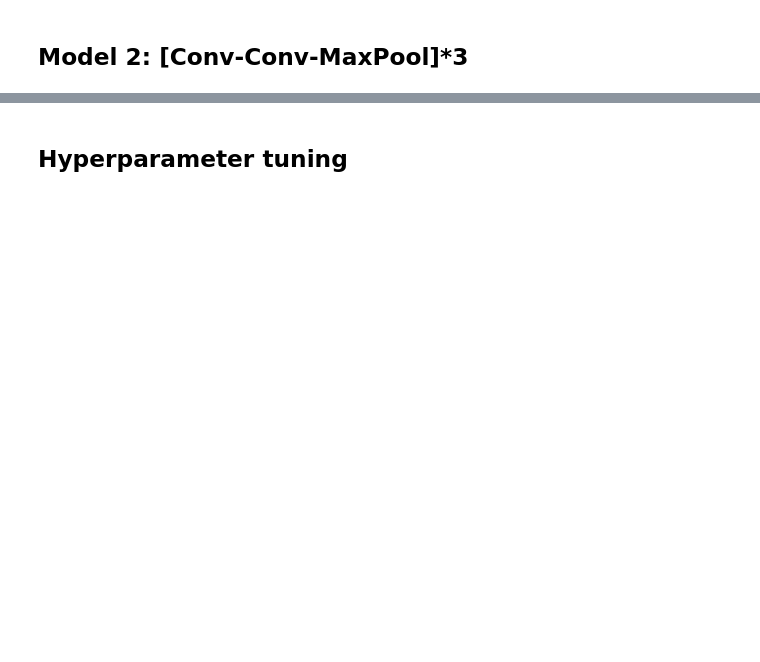
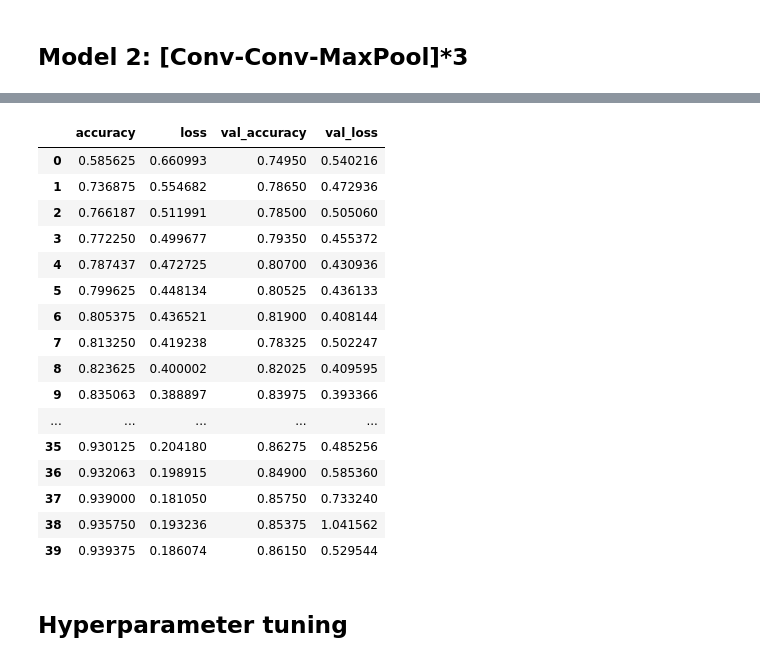
Before and after one commit to FleaBusyBeeBergs/dtsa5511-cnn-cancer-detection, a Jupyter notebook: cnn-cancer-detection.ipynb, the cells around one changed output, grey strips where cells are left out. Saved outputs shown, nothing was run; the diff lists cells and outputs as text; code cells hidden in the pictures; blank space fills up the shorter version.

```diff
--- a/cnn-cancer-detection.ipynb
+++ b/cnn-cancer-detection.ipynb
@@ -500,10 +373,10 @@ history_rmsprop2
 # %%
-# compile model2 - sgd
+# compile model3 - rmsprop
 
-# 2a. learning rate = 0.001
-sgd = SGD(learning_rate = 0.001)
+# 3a. learning rate = 0.001
+rmsprop = RMSprop(learning_rate = 0.001)
 
-model2.compile(optimizer = 'sgd',
+model3.compile(optimizer = 'rmsprop',
               loss = 'binary_crossentropy',
               metrics = ['accuracy'])
 # %%
@@ -617,3 +407,24 @@ history_adam2
+# %%
+history_rmsprop3 = pd.DataFrame(history.history)
+history_rmsprop3
+# %% [output]
+|  | accuracy | loss | val_accuracy | val_loss |
+| 0 | 0.585625 | 0.660993 | 0.74950 | 0.540216 |
+| 1 | 0.736875 | 0.554682 | 0.78650 | 0.472936 |
+| 2 | 0.766187 | 0.511991 | 0.78500 | 0.505060 |
+| 3 | 0.772250 | 0.499677 | 0.79350 | 0.455372 |
+| 4 | 0.787437 | 0.472725 | 0.80700 | 0.430936 |
+| 5 | 0.799625 | 0.448134 | 0.80525 | 0.436133 |
+| 6 | 0.805375 | 0.436521 | 0.81900 | 0.408144 |
+| 7 | 0.813250 | 0.419238 | 0.78325 | 0.502247 |
+| 8 | 0.823625 | 0.400002 | 0.82025 | 0.409595 |
+| 9 | 0.835063 | 0.388897 | 0.83975 | 0.393366 |
+| ... | ... | ... | ... | ... |
+| 35 | 0.930125 | 0.204180 | 0.86275 | 0.485256 |
+| 36 | 0.932063 | 0.198915 | 0.84900 | 0.585360 |
+| 37 | 0.939000 | 0.181050 | 0.85750 | 0.733240 |
+| 38 | 0.935750 | 0.193236 | 0.85375 | 1.041562 |
+| 39 | 0.939375 | 0.186074 | 0.86150 | 0.529544 |
 # %% [markdown]
 ## Hyperparameter tuning
 # %% [markdown]
```
Also changed, not shown: parts of 31 cells of this notebook.
